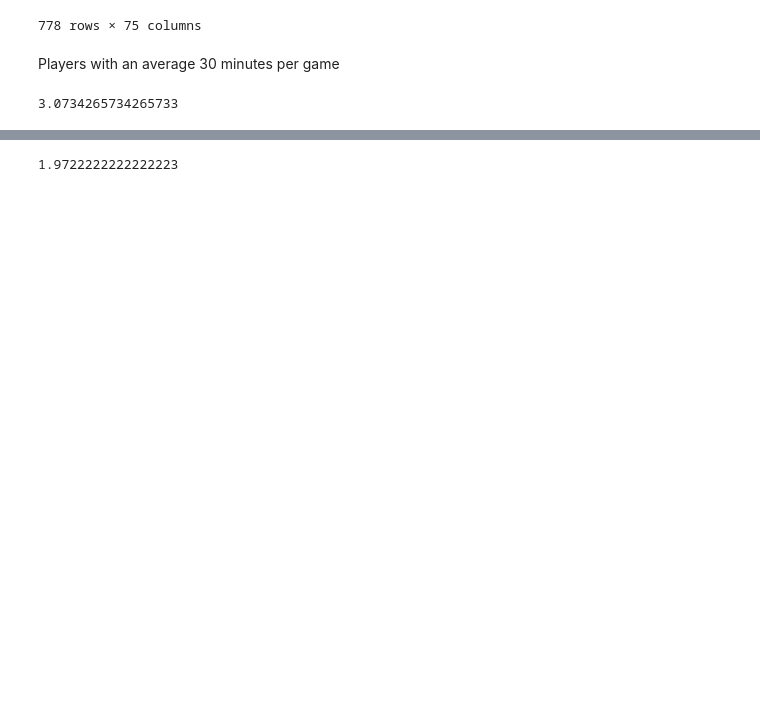
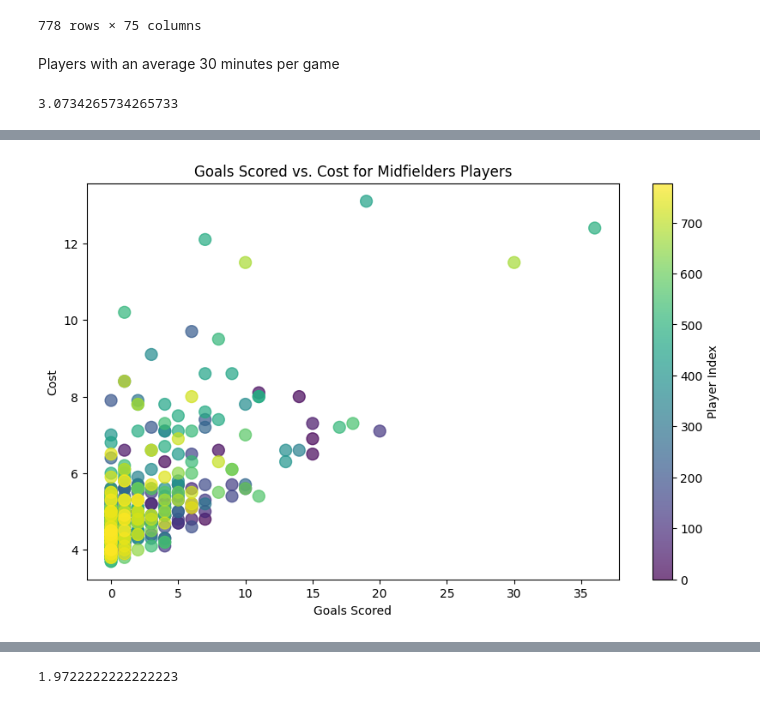
Before and after one commit to borhenDH/Fantasy-premier-league-Data-Analysis-and-Visualisation, a Jupyter notebook: analysis.ipynb, the cells around one changed output, grey strips where cells are left out. Drawn from its saved outputs; the diff is of its cells as text; code cells hidden in the pictures; blank space fills up the shorter version.

```diff
--- a/analysis.ipynb
+++ b/analysis.ipynb
@@ -68,0 +142,10 @@ Number of players who scored more than the average: 100
+# %%
+plt.figure(figsize=(10, 6))
+scatter = plt.scatter(data['goals_scored'], data['now_cost'], c=data.index, cmap='viridis', s=100, alpha=0.7)
+plt.xlabel('Goals Scored')
+plt.ylabel('Cost')
+plt.title('Goals Scored vs. Cost for Midfielders Players')
+legend1 = plt.colorbar(scatter)
+legend1.set_label('Player Index')
+# %% [output]
+[figure, added]
```
Also changed, not shown: parts of 7 cells of this notebook.
